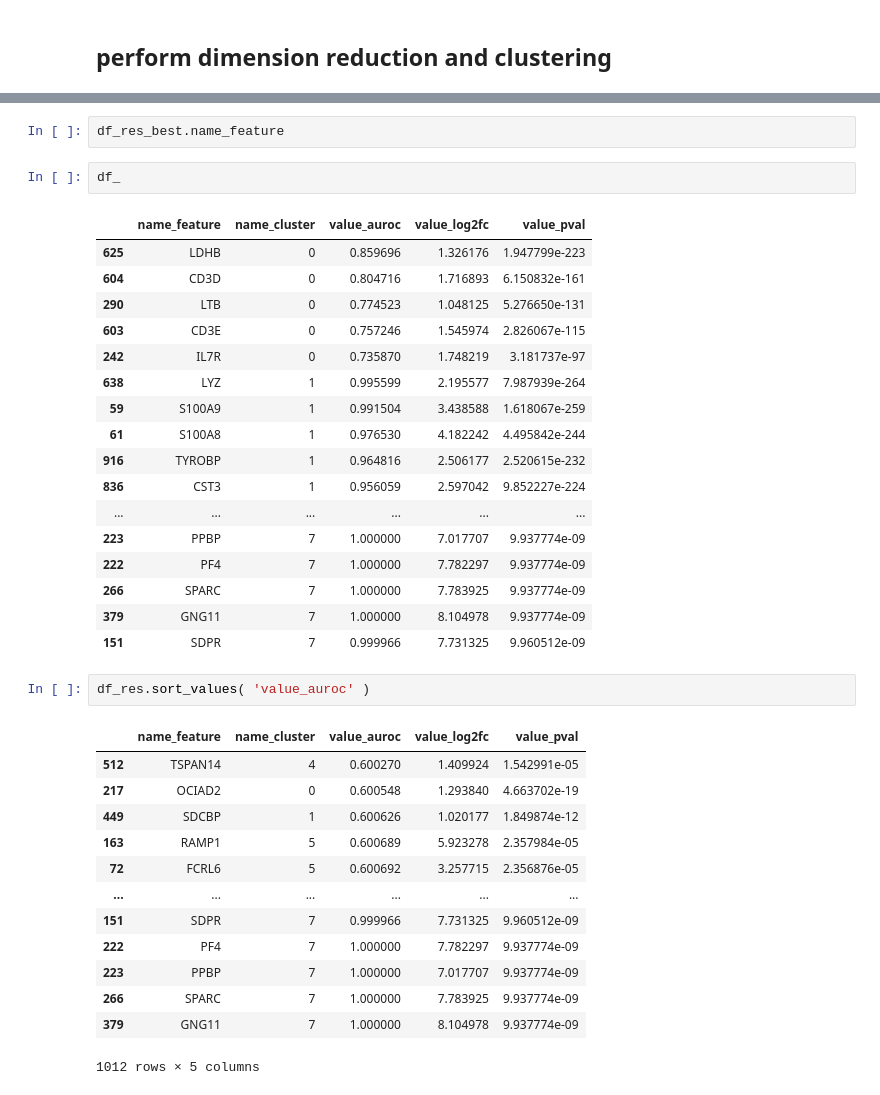
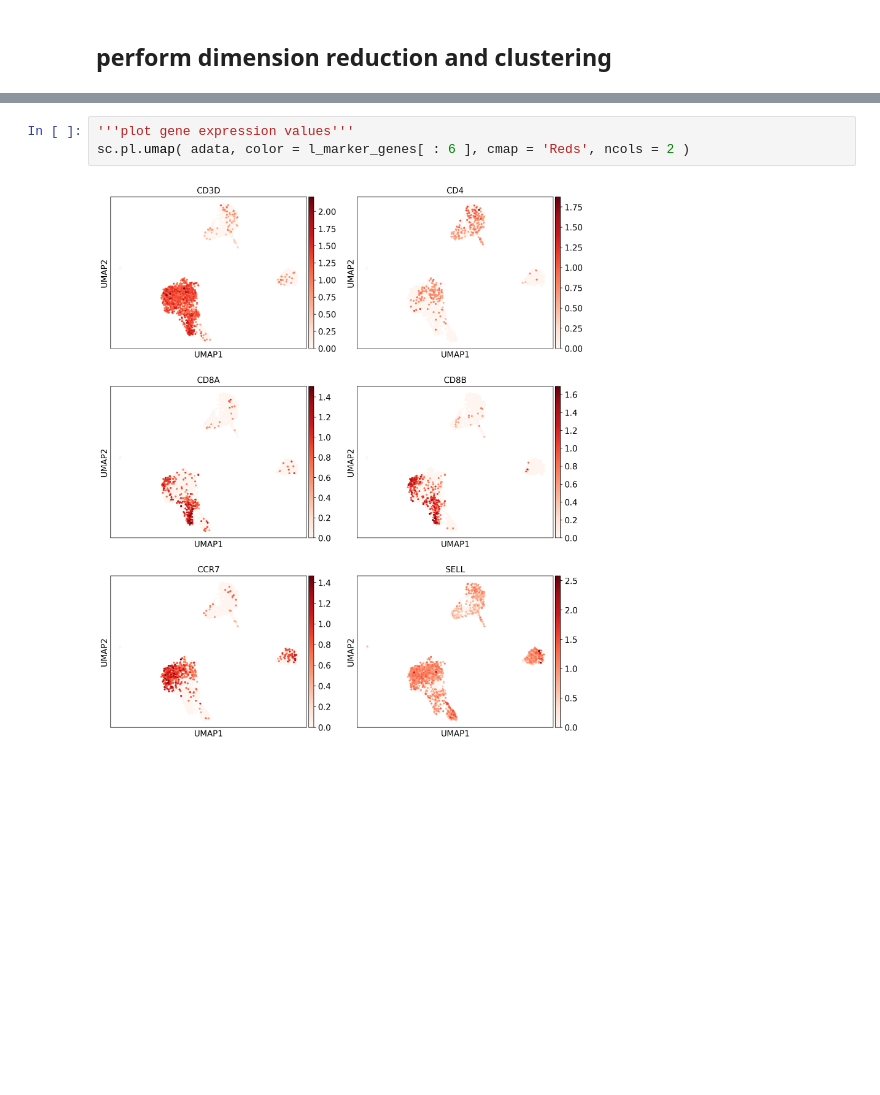
Before and after one commit to ahs2202/scelephant, a Jupyter notebook: doc/jn/tutorials/SC-Elephant_PBMC3k_processing_and_analysis_tutorials.ipynb, the cells around one changed output, grey strips where cells are left out. Drawn from its saved outputs; the diff is of its cells as text; blank space fills up the shorter version.

```diff
--- a/doc/jn/tutorials/SC-Elephant_PBMC3k_processing_and_analysis_tutorials.ipynb
+++ b/doc/jn/tutorials/SC-Elephant_PBMC3k_processing_and_analysis_tutorials.ipynb
@@ -339,38 +252,5 @@ df_res_best # display results
-# %%
-df_res_best.name_feature
-# %%
-df_
-# %% [output]
-|  | name_feature | name_cluster | value_auroc | value_log2fc | value_pval |
-| 625 | LDHB | 0 | 0.859696 | 1.326176 | 1.947799e-223 |
-| 604 | CD3D | 0 | 0.804716 | 1.716893 | 6.150832e-161 |
-| 290 | LTB | 0 | 0.774523 | 1.048125 | 5.276650e-131 |
-| 603 | CD3E | 0 | 0.757246 | 1.545974 | 2.826067e-115 |
-| 242 | IL7R | 0 | 0.735870 | 1.748219 | 3.181737e-97 |
-| 638 | LYZ | 1 | 0.995599 | 2.195577 | 7.987939e-264 |
-| 59 | S100A9 | 1 | 0.991504 | 3.438588 | 1.618067e-259 |
-| 61 | S100A8 | 1 | 0.976530 | 4.182242 | 4.495842e-244 |
-| 916 | TYROBP | 1 | 0.964816 | 2.506177 | 2.520615e-232 |
-| 836 | CST3 | 1 | 0.956059 | 2.597042 | 9.852227e-224 |
-| ... | ... | ... | ... | ... | ... |
-| 223 | PPBP | 7 | 1.000000 | 7.017707 | 9.937774e-09 |
-| 222 | PF4 | 7 | 1.000000 | 7.782297 | 9.937774e-09 |
-| 266 | SPARC | 7 | 1.000000 | 7.783925 | 9.937774e-09 |
-| 379 | GNG11 | 7 | 1.000000 | 8.104978 | 9.937774e-09 |
-| 151 | SDPR | 7 | 0.999966 | 7.731325 | 9.960512e-09 |
-# %%
-df_res.sort_values( 'value_auroc' )
-# %% [output]
-|  | name_feature | name_cluster | value_auroc | value_log2fc | value_pval |
-| 512 | TSPAN14 | 4 | 0.600270 | 1.409924 | 1.542991e-05 |
-| 217 | OCIAD2 | 0 | 0.600548 | 1.293840 | 4.663702e-19 |
-| 449 | SDCBP | 1 | 0.600626 | 1.020177 | 1.849874e-12 |
-| 163 | RAMP1 | 5 | 0.600689 | 5.923278 | 2.357984e-05 |
-| 72 | FCRL6 | 5 | 0.600692 | 3.257715 | 2.356876e-05 |
-| ... | ... | ... | ... | ... | ... |
-| 151 | SDPR | 7 | 0.999966 | 7.731325 | 9.960512e-09 |
-| 222 | PF4 | 7 | 1.000000 | 7.782297 | 9.937774e-09 |
-| 223 | PPBP | 7 | 1.000000 | 7.017707 | 9.937774e-09 |
-| 266 | SPARC | 7 | 1.000000 | 7.783925 | 9.937774e-09 |
-| 379 | GNG11 | 7 | 1.000000 | 8.104978 | 9.937774e-09 |
-1012 rows × 5 columns
+# %%
+'''plot gene expression values'''
+sc.pl.umap( adata, color = l_marker_genes[ : 6 ], cmap = 'Reds', ncols = 2 )
+# %% [output]
+[figure, added]
```
Also changed, not shown: parts of 22 cells of this notebook, 1 other file.
